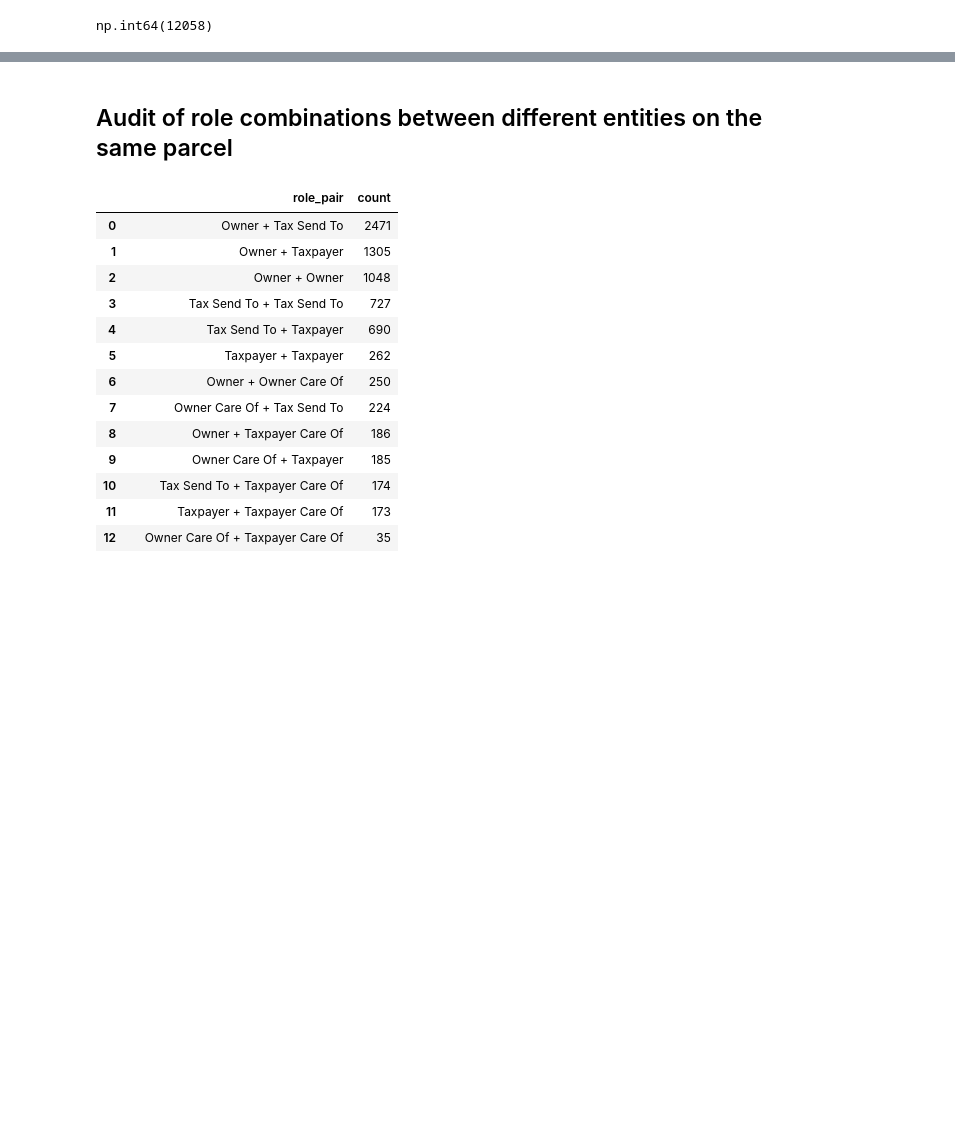
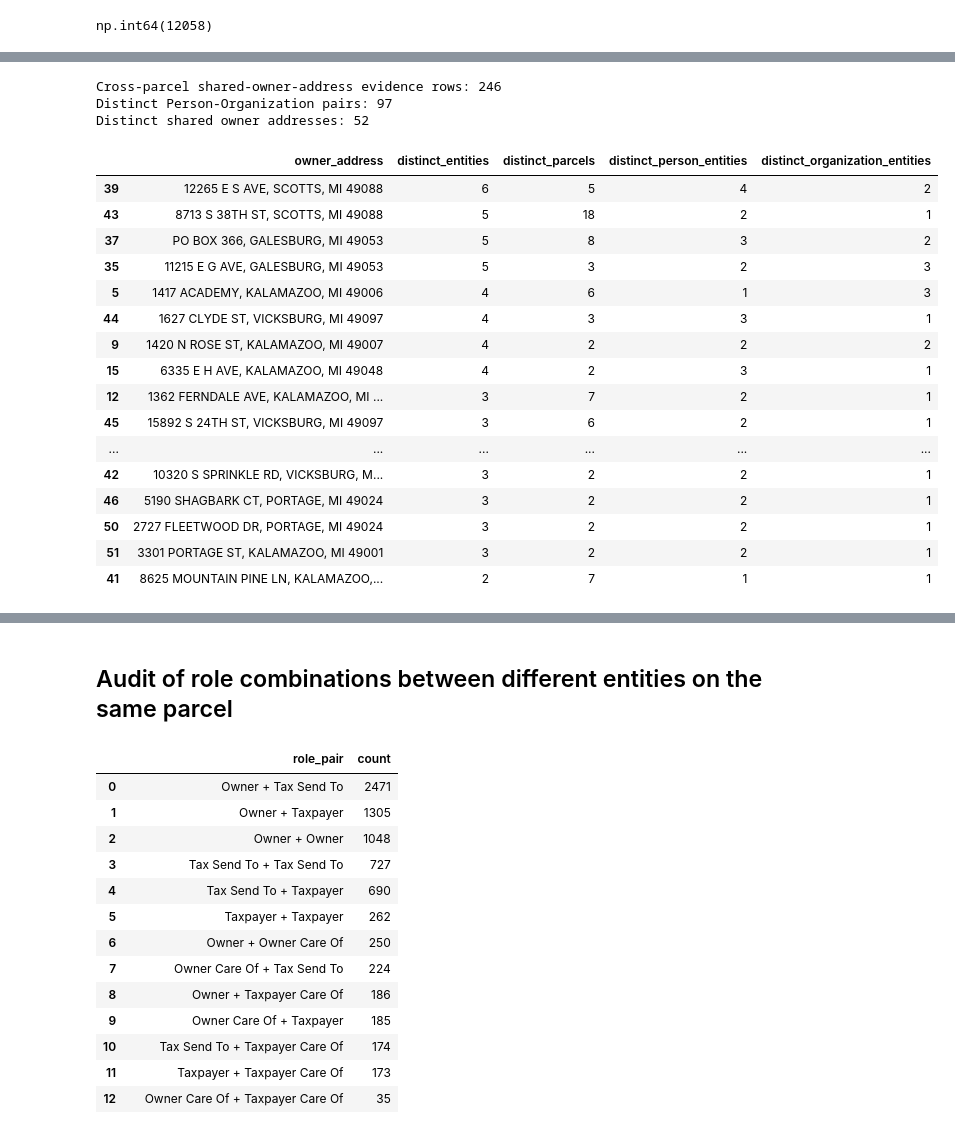
Before and after one commit to mattphinney-94/kzoo_county_project, a Jupyter notebook: Finalized_Entity_Table_Analysis.ipynb, the cells around one changed output, grey strips where cells are left out. Saved outputs shown, nothing was run; the diff lists cells and outputs as text; code cells hidden in the pictures; blank space fills up the shorter version.

```diff
--- a/Finalized_Entity_Table_Analysis.ipynb
+++ b/Finalized_Entity_Table_Analysis.ipynb
@@ -84,0 +752,69 @@ np.int64(12058)
+# %%
+print(
+    "Cross-parcel shared-owner-address evidence rows:",
+    len(shared_owner_address_candidates)
+)
+
+print(
+    "Distinct Person-Organization pairs:",
+    shared_owner_address_candidates[
+        [
+            "person_id",
+            "organization_id"
+        ]
+    ]
+    .drop_duplicates()
+    .shape[0]
+)
+
+print(
+    "Distinct shared owner addresses:",
+    shared_owner_address_candidates[
+        "owner_address"
+    ].nunique()
+)
+# %% [output]
+Cross-parcel shared-owner-address evidence rows: 246
+Distinct Person-Organization pairs: 97
+Distinct shared owner addresses: 52
+# %%
+candidate_address_degree = (
+    shared_owner_address_candidates[
+        [
+            "owner_address"
+        ]
+    ]
+    .drop_duplicates()
+    .merge(
+        owner_address_profile,
+        on="owner_address",
+        how="left"
+    )
+    .sort_values(
+        [
+            "distinct_entities",
+            "distinct_parcels"
+        ],
+        ascending=False
+    )
+)
+
+candidate_address_degree.head(30)
+# %% [output]
+|  | owner_address | distinct_entities | distinct_parcels | distinct_person_entities | distinct_organization_entities |
+| 39 | 12265 E S AVE, SCOTTS, MI 49088 | 6 | 5 | 4 | 2 |
+| 43 | 8713 S 38TH ST, SCOTTS, MI 49088 | 5 | 18 | 2 | 1 |
+| 37 | PO BOX 366, GALESBURG, MI 49053 | 5 | 8 | 3 | 2 |
+| 35 | 11215 E G AVE, GALESBURG, MI 49053 | 5 | 3 | 2 | 3 |
+| 5 | 1417 ACADEMY, KALAMAZOO, MI 49006 | 4 | 6 | 1 | 3 |
+| 44 | 1627 CLYDE ST, VICKSBURG, MI 49097 | 4 | 3 | 3 | 1 |
+| 9 | 1420 N ROSE ST, KALAMAZOO, MI 49007 | 4 | 2 | 2 | 2 |
+| 15 | 6335 E H AVE, KALAMAZOO, MI 49048 | 4 | 2 | 3 | 1 |
+| 12 | 1362 FERNDALE AVE, KALAMAZOO, MI ... | 3 | 7 | 2 | 1 |
+| 45 | 15892 S 24TH ST, VICKSBURG, MI 49097 | 3 | 6 | 2 | 1 |
+| ... | ... | ... | ... | ... | ... |
+| 42 | 10320 S SPRINKLE RD, VICKSBURG, M... | 3 | 2 | 2 | 1 |
+| 46 | 5190 SHAGBARK CT, PORTAGE, MI 49024 | 3 | 2 | 2 | 1 |
+| 50 | 2727 FLEETWOOD DR, PORTAGE, MI 49024 | 3 | 2 | 2 | 1 |
+| 51 | 3301 PORTAGE ST, KALAMAZOO, MI 49001 | 3 | 2 | 2 | 1 |
+| 41 | 8625 MOUNTAIN PINE LN, KALAMAZOO,... | 2 | 7 | 1 | 1 |
```
Also changed, not shown: parts of 44 cells of this notebook, 1 other file.
